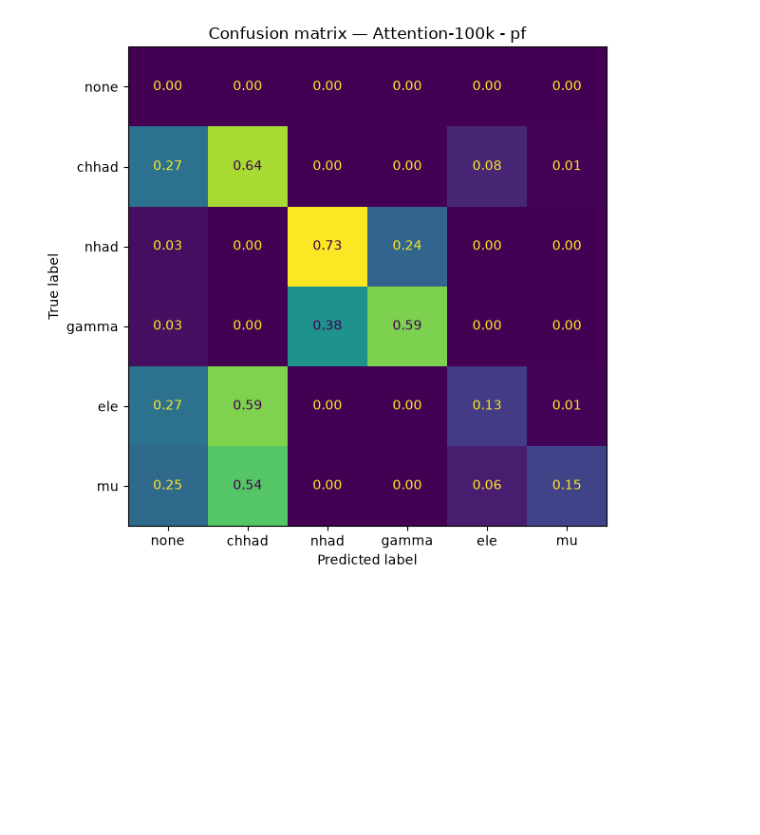
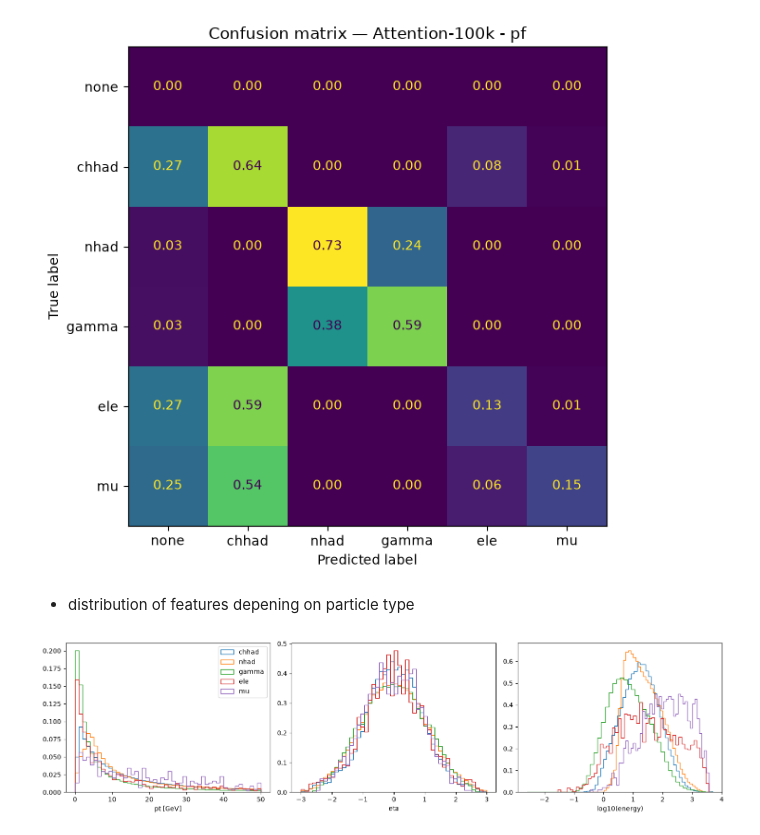
Before and after one commit to TNYASIN/particleflow, a Jupyter notebook: notebooks/muon-predictions.ipynb, the cells around one changed output. Saved outputs shown, nothing was run; the diff lists cells and outputs as text; code cells hidden in the pictures; blank space fills up the shorter version.

```diff
--- a/notebooks/muon-predictions.ipynb
+++ b/notebooks/muon-predictions.ipynb
@@ -368,3 +368,30 @@ plt.tight_layout()
 plt.show()
 # %% [output]
 [figure]
+# %% [markdown]
+- distribution of features depening on particle type
+# %%
+import numpy as np, awkward
+import matplotlib.pyplot as plt
+
+CLASS_NAMES = ["none", "chhad", "nhad", "gamma", "ele", "mu"]
+
+cls = awkward.to_numpy(awkward.flatten(target_i["cls_id"]))
+pt = awkward.to_numpy(awkward.flatten(target_i["pt"]))
+eta = awkward.to_numpy(awkward.flatten(target_i["eta"]))
+energy = awkward.to_numpy(awkward.flatten(target_i["energy"]))
+
+msk = cls != 0  # drop "none"
+
+fig, axes = plt.subplots(1, 3, figsize=(15, 4))
+for k in range(1, 6):
+    m = msk & (cls == k)
+    axes[0].hist(pt[m], bins=50, range=(0, 50), histtype="step", label=CLASS_NAMES[k], density=True)
+    axes[1].hist(eta[m], bins=50, range=(-3, 3), histtype="step", label=CLASS_NAMES[k], density=True)
+    axes[2].hist(np.log10(energy[m] + 1e-3), bins=50, histtype="step", label=CLASS_NAMES[k], density=True)
+
+axes[0].set_xlabel("pt [GeV]"); axes[1].set_xlabel("eta"); axes[2].set_xlabel("log10(energy)")
+axes[0].legend()
+plt.tight_layout()
+# %% [output]
+[figure, added]
```
Also changed, not shown: parts of 11 cells of this notebook, 8 other files.
